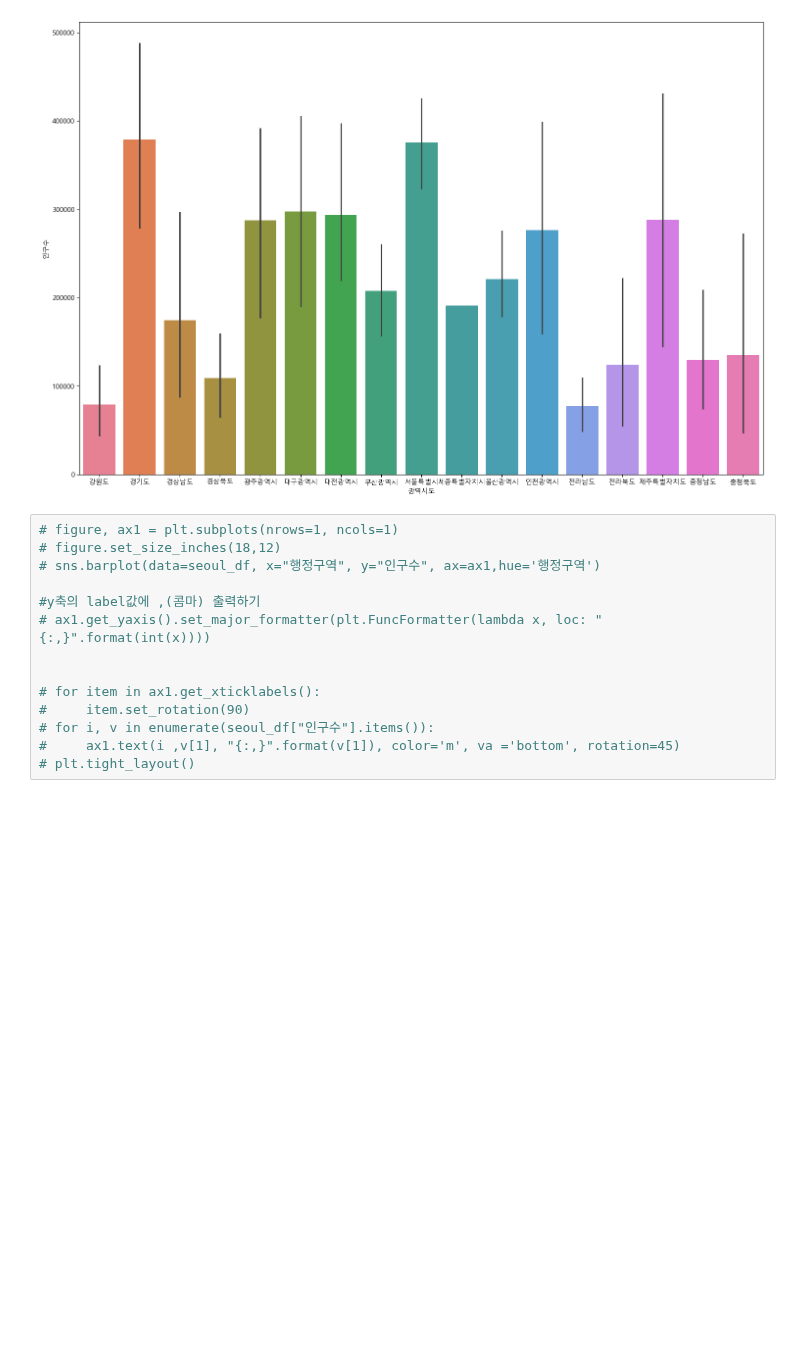
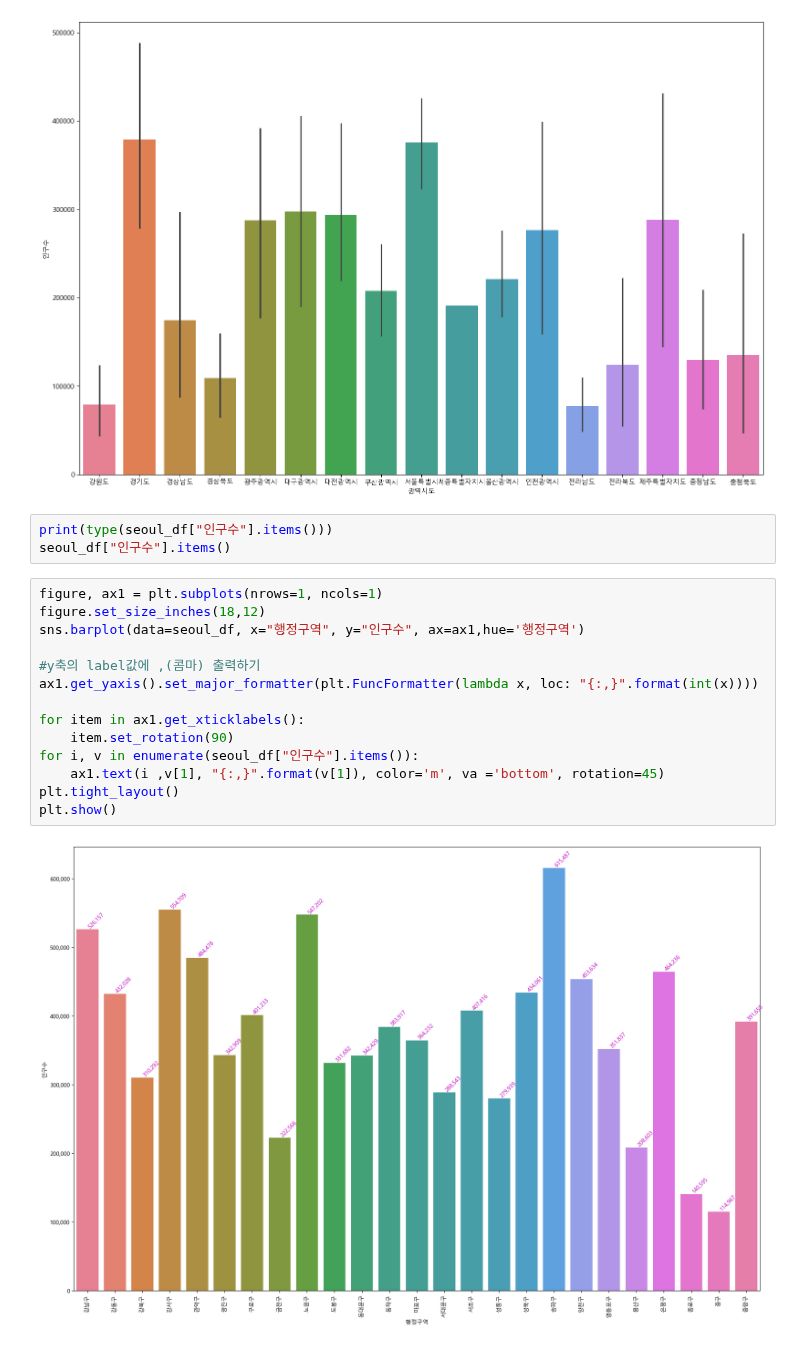
Before and after one commit to vega2k8s/Python_Webscraping_Analysis, a Jupyter notebook: 03-1.행정구역정보_분석과시각화.ipynb, the cells around one changed output. Cells and saved outputs as stored; diff of their text form; blank space fills up the shorter version.

```diff
--- a/03-1.행정구역정보_분석과시각화.ipynb
+++ b/03-1.행정구역정보_분석과시각화.ipynb
@@ -904,17 +928,22 @@ sns.barplot(x='광역시도', y='인구수', data=data, ax=axes1, hue='광역시
 plt.show()
 # %% [output]
 [figure]
+# %%
+print(type(seoul_df["인구수"].items()))
+seoul_df["인구수"].items()
 # %%
-# figure, ax1 = plt.subplots(nrows=1, ncols=1)
-# figure.set_size_inches(18,12)
-# sns.barplot(data=seoul_df, x="행정구역", y="인구수", ax=ax1,hue='행정구역')
+figure, ax1 = plt.subplots(nrows=1, ncols=1)
+figure.set_size_inches(18,12)
+sns.barplot(data=seoul_df, x="행정구역", y="인구수", ax=ax1,hue='행정구역')
 
 #y축의 label값에 ,(콤마) 출력하기
-# ax1.get_yaxis().set_major_formatter(plt.FuncFormatter(lambda x, loc: "{:,}".format(int(x))))
+ax1.get_yaxis().set_major_formatter(plt.FuncFormatter(lambda x, loc: "{:,}".format(int(x))))
 
-
-# for item in ax1.get_xticklabels():
-#     item.set_rotation(90)
-# for i, v in enumerate(seoul_df["인구수"].items()):
-#     ax1.text(i ,v[1], "{:,}".format(v[1]), color='m', va ='bottom', rotation=45)
-# plt.tight_layout()
+for item in ax1.get_xticklabels():
+    item.set_rotation(90)
+for i, v in enumerate(seoul_df["인구수"].items()):
+    ax1.text(i ,v[1], "{:,}".format(v[1]), color='m', va ='bottom', rotation=45)
+plt.tight_layout()
+plt.show()
+# %% [output]
+[figure, added]
```
Also changed, not shown: parts of 3 cells of this notebook.
